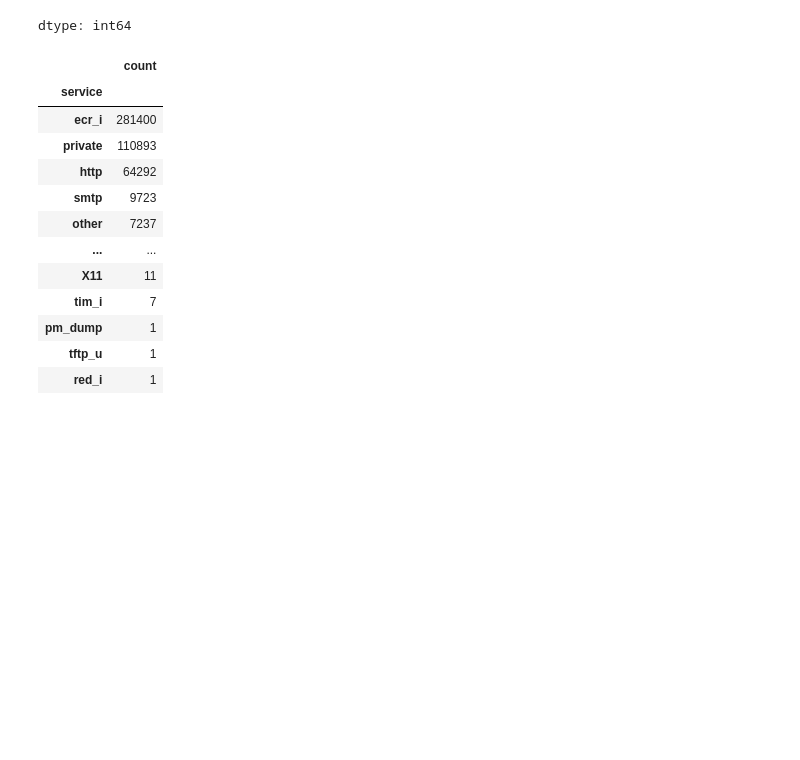
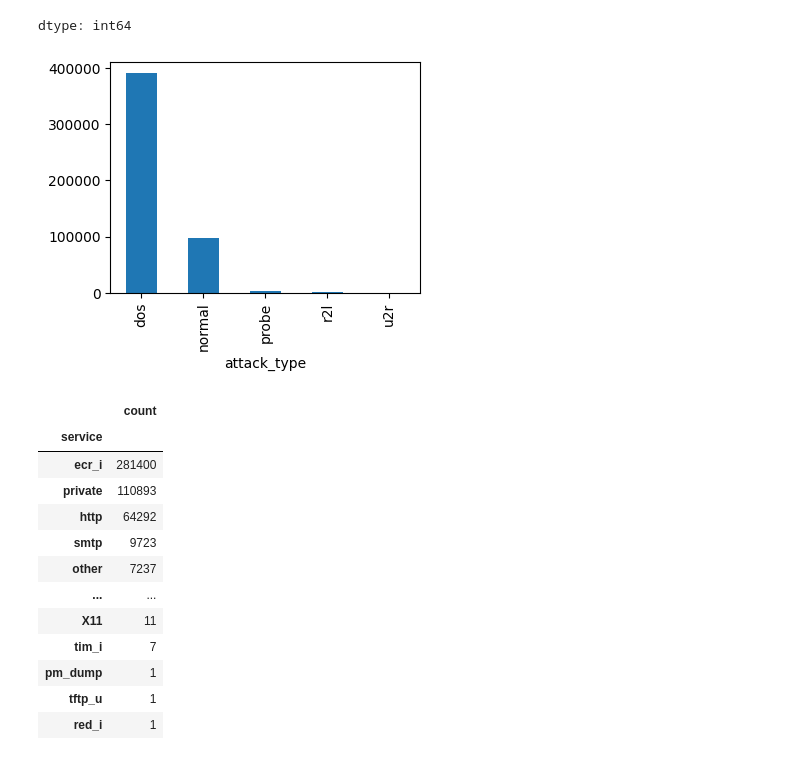
Before and after one commit to Pakapakk/Network_Traffic_Anomaly_Detection, a Jupyter notebook: anomaly_detection.ipynb, the cells around one changed output. Drawn from its saved outputs; the diff is of its cells as text; code cells hidden in the pictures; blank space fills up the shorter version.

```diff
--- a/anomaly_detection.ipynb
+++ b/anomaly_detection.ipynb
@@ -207,6 +206,11 @@ kdd_df['attack_type'].value_counts()
 | r2l | 1126 |
 | u2r | 52 |
 dtype: int64
+# %%
+plt.figure(figsize=(4, 3))
+bar_graph(kdd_df, 'attack_type')
+# %% [output]
+[figure, added]
 # %%
 kdd_df['service'].value_counts()
 # %% [output]
```
Also changed, not shown: parts of 3 cells of this notebook.
